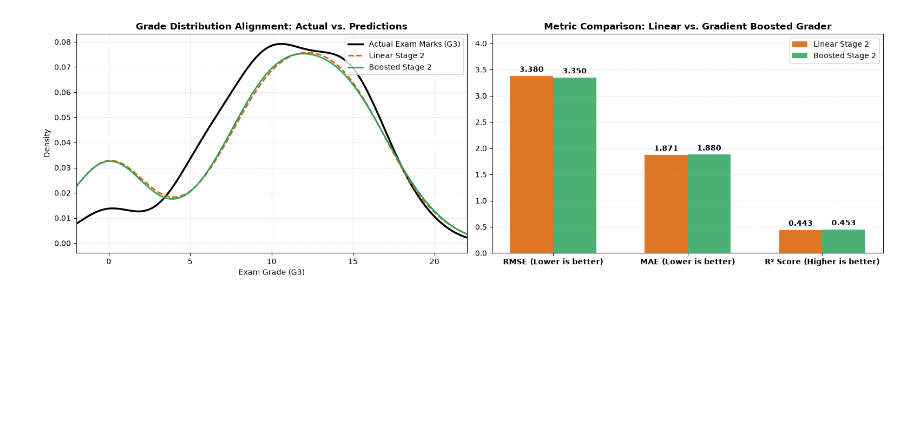
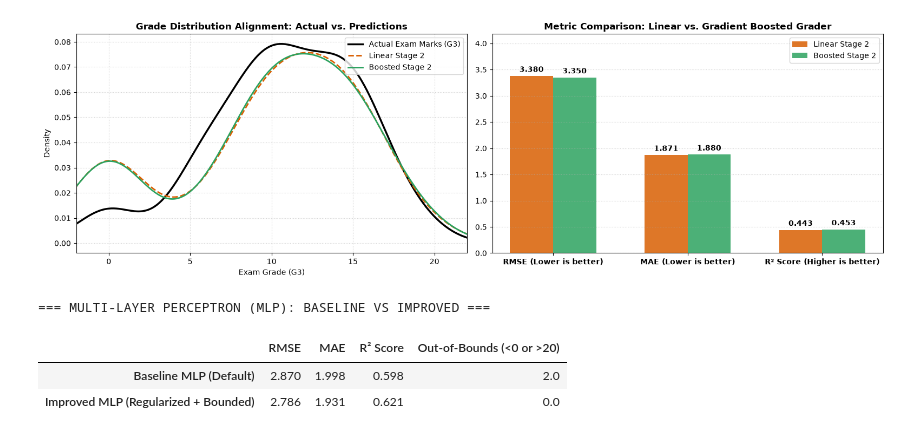
Before and after one commit to J-S-Grewal/Marks_Prediction_Model, a Jupyter notebook: IDC409.ipynb, the cells around one changed output. Saved outputs shown, nothing was run; the diff lists cells and outputs as text; code cells hidden in the pictures; blank space fills up the shorter version.

Commit message:
MLP with regularization, early stopping, and boundary enforcement

```diff
--- a/IDC409.ipynb
+++ b/IDC409.ipynb
@@ -782,3 +782,73 @@ plt.show()
 | Tuned Hurdle (Boosted Stage 2) | 3.35 | 1.880 | 0.453 | 0.0 |
 findfont: Failed to find font weight semibold for DejaVu Sans, now using 700.
 [figure]
+# %%
+from sklearn.neural_network import MLPRegressor
+from sklearn.metrics import mean_absolute_error, mean_squared_error, r2_score
+import matplotlib.pyplot as plt
+import numpy as np
+import pandas as pd
+
+# ==============================================================================
+# 1. Train Baseline MLP (Default Settings)
+# ==============================================================================
+mlp_baseline = Pipeline(
+    steps=[
+        ("preprocessor", preprocessor),
+        ("regressor", MLPRegressor(max_iter=1000, random_state=42)),
+    ]
+)
+mlp_baseline.fit(X_train, y_train)
+y_pred_mlp_base = mlp_baseline.predict(X_test)
+
+# ==============================================================================
+# 2. Train Improved MLP (Early Stopping, Regularized, Tapered)
+# ==============================================================================
+mlp_improved = Pipeline(
+    steps=[
+        ("preprocessor", preprocessor),
+        (
+            "regressor",
+            MLPRegressor(
+                hidden_layer_sizes=(64, 32), # Tapered architecture
+                activation='relu',           # Non-linear activations
+                alpha=0.05,                  # L2 Regularization penalty
+                early_stopping=True,         # Prevent overfitting
+                validation_fraction=0.15,
+                n_iter_no_change=15,
+                max_iter=2000,
+                random_state=42,
+            ),
+        ),
+    ]
+)
+mlp_improved.fit(X_train, y_train)
+
+# Predict and enforce physical grade constraints [0, 20]
+y_pred_mlp_imp_raw = mlp_improved.predict(X_test)
+y_pred_mlp_imp_clipped = np.clip(y_pred_mlp_imp_raw, 0.0, 20.0)
+
+# ==============================================================================
+# 3. Evaluate and Compare
+# ==============================================================================
+def evaluate_model(y_true, y_pred):
+    return {
+        "RMSE": np.sqrt(mean_squared_error(y_true, y_pred)),
+        "MAE": mean_absolute_error(y_true, y_pred),
+        "R² Score": r2_score(y_true, y_pred),
+        "Out-of-Bounds (<0 or >20)": int(np.sum((y_pred < 0) | (y_pred > 20))),
+    }
+
+mlp_comparison = {
+    "Baseline MLP (Default)": evaluate_model(y_test, y_pred_mlp_base),
+    "Improved MLP (Regularized + Bounded)": evaluate_model(y_test, y_pred_mlp_imp_clipped),
+}
+
+df_mlp_comp = pd.DataFrame(mlp_comparison).T
+print("=== MULTI-LAYER PERCEPTRON (MLP): BASELINE VS IMPROVED ===")
+display(df_mlp_comp.round(3))
+# %% [output]
+=== MULTI-LAYER PERCEPTRON (MLP): BASELINE VS IMPROVED ===
+|  | RMSE | MAE | R² Score | Out-of-Bounds (<0 or >20) |
+| Baseline MLP (Default) | 2.870 | 1.998 | 0.598 | 2.0 |
+| Improved MLP (Regularized + Bounded) | 2.786 | 1.931 | 0.621 | 0.0 |
```
Also changed, not shown: parts of 1 cell of this notebook.
